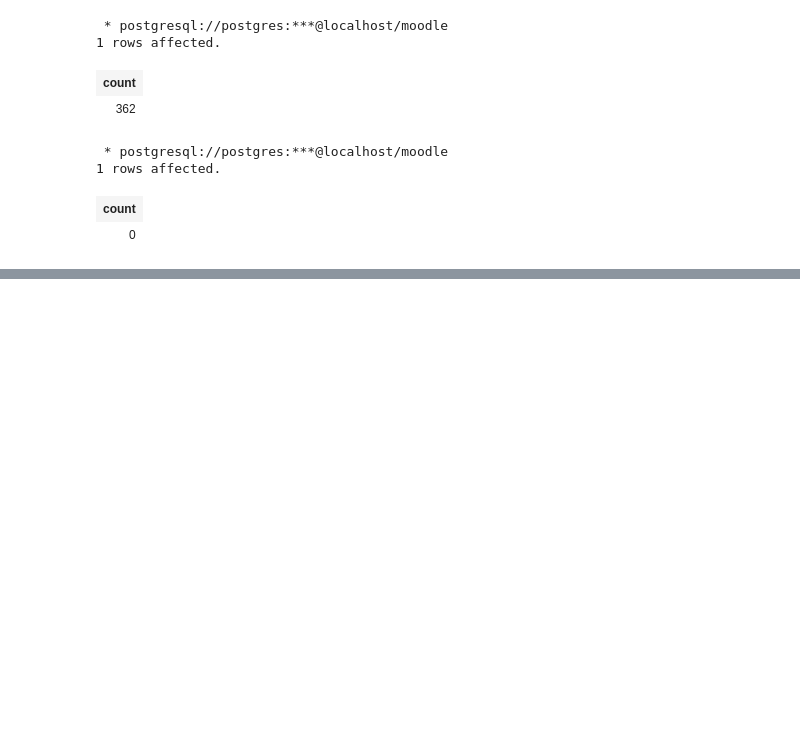
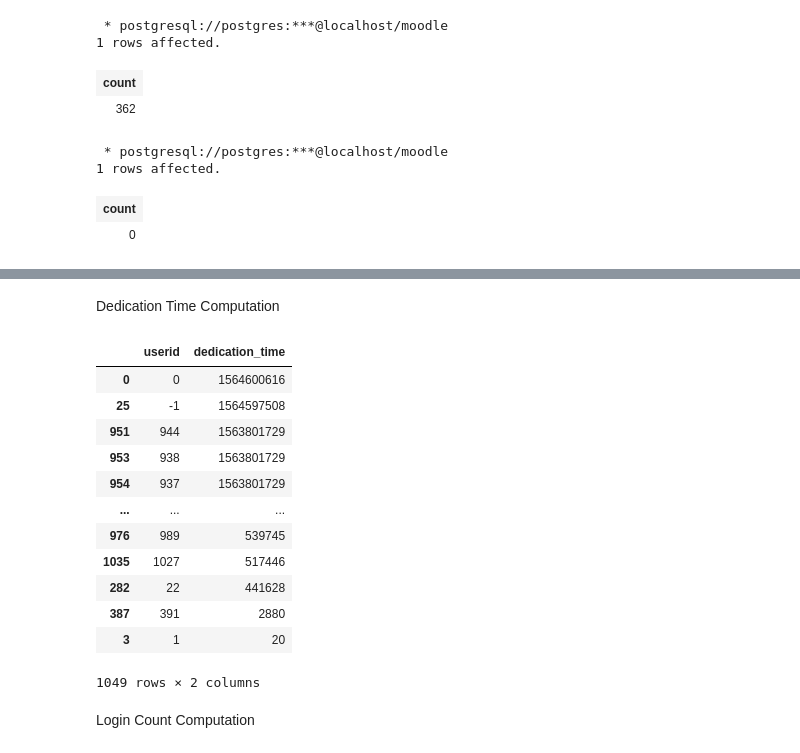
Before and after one commit to jenny199/Log_analysis, a Jupyter notebook: Log_analysis.ipynb, the cells around one changed output, grey strips where cells are left out. Drawn from its saved outputs; the diff is of its cells as text; code cells hidden in the pictures; blank space fills up the shorter version.

Commit message:
refactor: educational data log analysis

```diff
--- a/Log_analysis.ipynb
+++ b/Log_analysis.ipynb
@@ -359,0 +367,53 @@ ORDER BY count DESC ;''', moodle)
+# %%
+df_logstore =  pd.read_sql("select * from mdl_logstore_standard_log", engine)
+# %% [markdown]
+Dedication Time Computation
+# %%
+user_id =  df_logstore.userid.unique()
+
+d_times = {}
+
+for user in user_id:
+    log_user = df_logstore[df_logstore.userid == user].sort_values('timecreated')
+
+    d_time = 0
+    isLoggedIn = 0
+    loggedIn_timecreated = 0
+
+    for i in range(len(log_user)):
+        row = log_user.iloc[i,]
+
+        row_next = log_user.iloc[i+1,] if i+1 < len(log_user) else row
+
+        if(row.action == "loggedin"):
+            isLoggedIn = 1
+            loggedIn_timecreated = row.timecreated
+
+        if( (i+1 == len(log_user)) | ( (row_next.action == "loggedin") & (isLoggedIn == 1) ) ):
+            d_time += row.timecreated - loggedIn_timecreated
+            isLoggedIn = 0
+
+    d_times[user] = d_time
+# %%
+dedication_time_df = pd.DataFrame({'userid':list(d_times.keys()),
+                                  'dedication_time':list(d_times.values())})
+# %%
+dedication_time_df = dedication_time_df.sort_values(by='dedication_time',ascending=False)
+# %%
+dedication_time_df
+# %% [output]
+|  | userid | dedication_time |
+| 0 | 0 | 1564600616 |
+| 25 | -1 | 1564597508 |
+| 951 | 944 | 1563801729 |
+| 953 | 938 | 1563801729 |
+| 954 | 937 | 1563801729 |
+| ... | ... | ... |
+| 976 | 989 | 539745 |
+| 1035 | 1027 | 517446 |
+| 282 | 22 | 441628 |
+| 387 | 391 | 2880 |
+| 3 | 1 | 20 |
+1049 rows × 2 columns
+# %% [markdown]
+Login Count Computation
```
Also changed, not shown: parts of 37 cells of this notebook.
